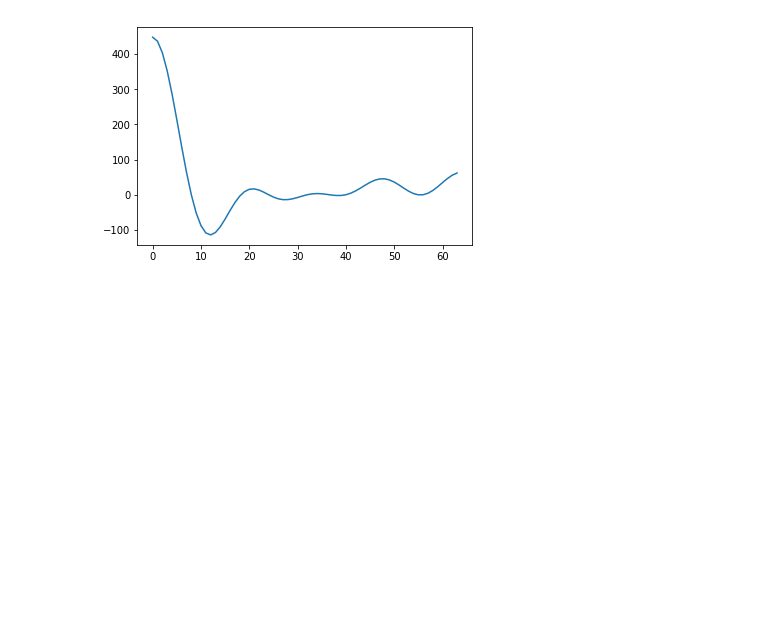
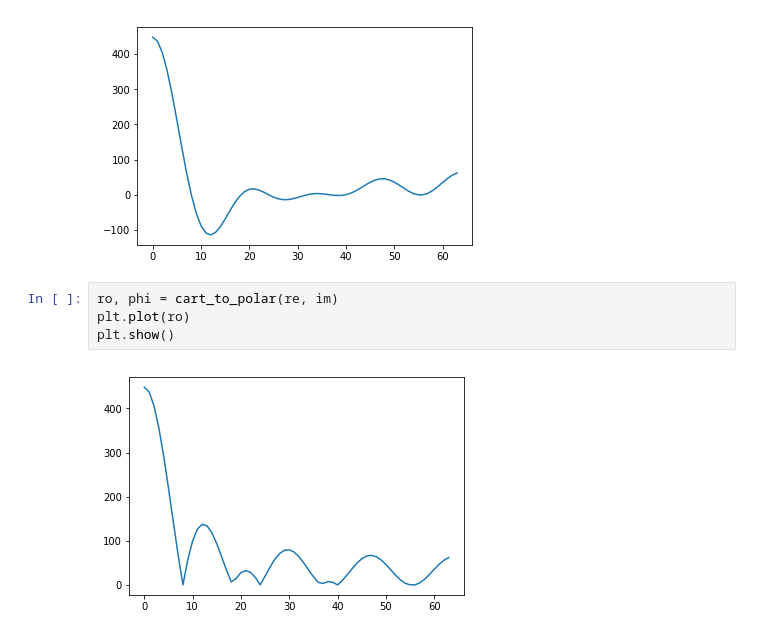
Before and after one commit to serhii-soboliev/dspbase, a Jupyter notebook: demo/dsp_3.ipynb, the cells around one changed output. Cells and saved outputs as stored; diff of their text form; blank space fills up the shorter version.

```diff
--- a/demo/dsp_3.ipynb
+++ b/demo/dsp_3.ipynb
@@ -18,4 +19,10 @@ plt.plot(re)
 plt.show()
 # %% [output]
 [figure]
+# %%
+ro, phi = cart_to_polar(re, im)
+plt.plot(ro)
+plt.show()
+# %% [output]
+[figure, added]
 # %%
```
Also changed, not shown: parts of 2 cells of this notebook, 3 other files.
